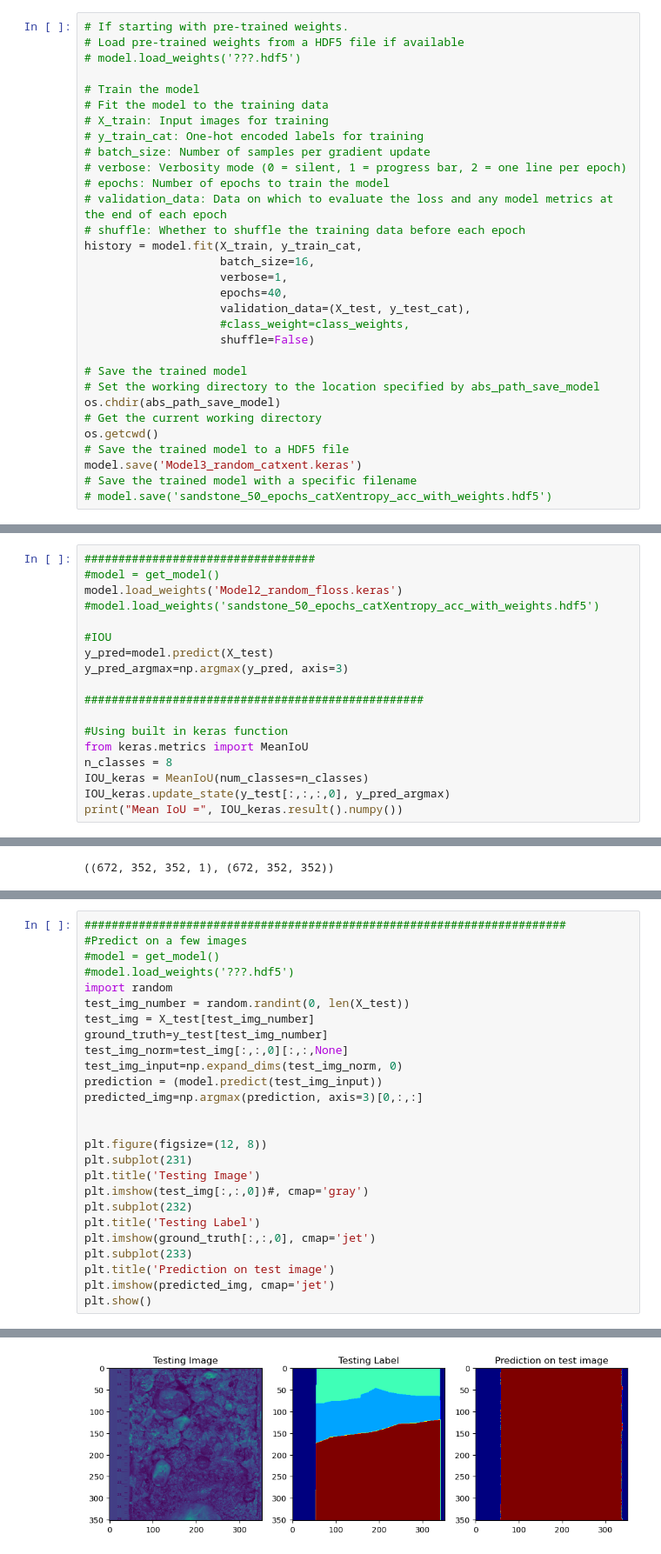
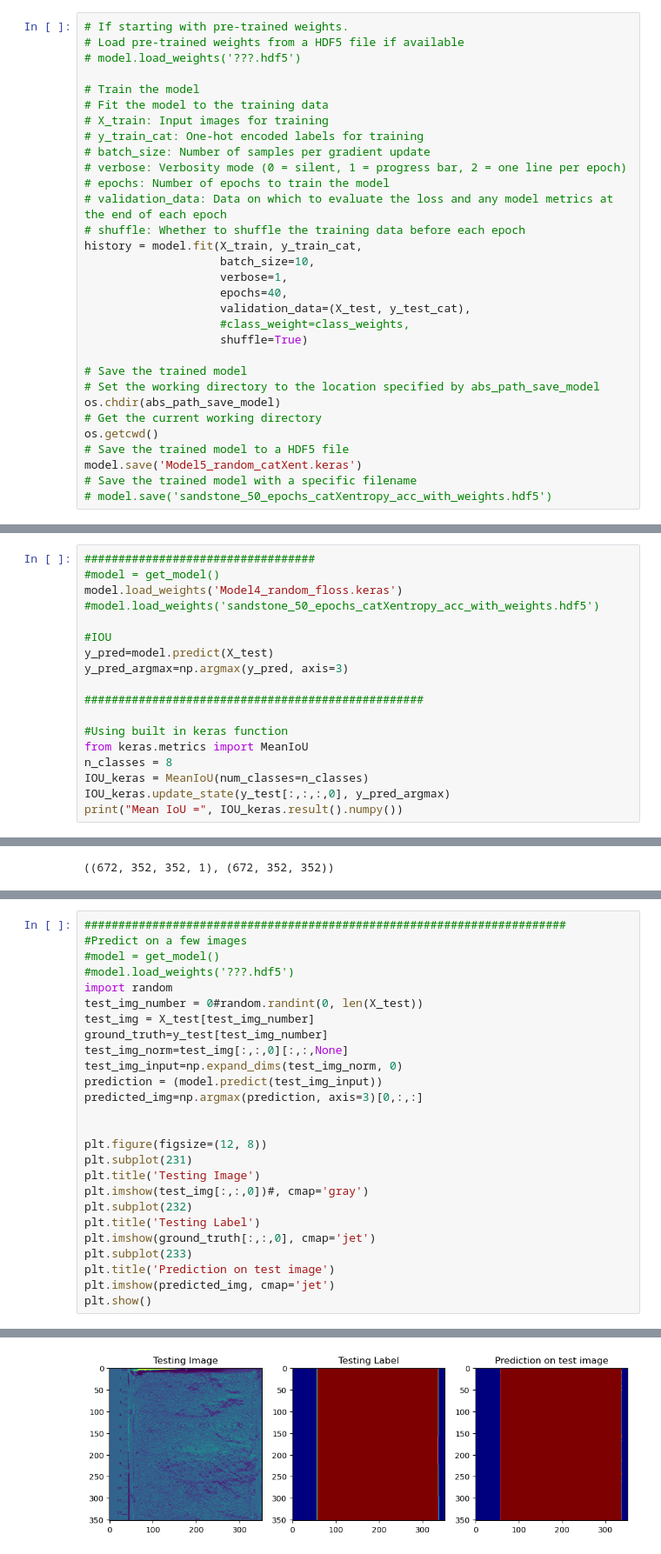
Before and after one commit to pbecerrav/ADS_course, a Jupyter notebook: Module6/project/M6_code/module_6_model_script.ipynb, the cells around one changed output, grey strips where cells are left out. Shown: that part at 87% size. Cells and saved outputs as stored; diff of their text form.

Commit message:
M6 Project Code. Model runs 4 & 5

```diff
--- a/Module6/project/M6_code/module_6_model_script.ipynb
+++ b/Module6/project/M6_code/module_6_model_script.ipynb
@@ -482,12 +480,12 @@ X_test.shape, y_test_cat.shape
 # validation_data: Data on which to evaluate the loss and any model metrics at the end of each epoch
 # shuffle: Whether to shuffle the training data before each epoch
 history = model.fit(X_train, y_train_cat,
-                    batch_size=16,
+                    batch_size=10,
                     verbose=1,
                     epochs=40,
                     validation_data=(X_test, y_test_cat),
                     #class_weight=class_weights,
-                    shuffle=False)
+                    shuffle=True)
 
 # Save the trained model
 # Set the working directory to the location specified by abs_path_save_model
@@ -495,7 +493,7 @@ os.chdir(abs_path_save_model)
 # Get the current working directory
 os.getcwd()
 # Save the trained model to a HDF5 file
-model.save('Model3_random_catxent.keras')
+model.save('Model5_random_catXent.keras')
 # Save the trained model with a specific filename
 # model.save('sandstone_50_epochs_catXentropy_acc_with_weights.hdf5')
 # %% [output]
@@ -559,7 +557,7 @@ Accuracy is =  42.43846237659454 %
 # %%
 ##################################
 #model = get_model()
-model.load_weights('Model2_random_floss.keras')
+model.load_weights('Model4_random_floss.keras')
 #model.load_weights('sandstone_50_epochs_catXentropy_acc_with_weights.hdf5')
 
 #IOU
@@ -632,7 +630,7 @@ plt.imshow(train_masks[120,:,:], cmap='gray')
 #model = get_model()
 #model.load_weights('???.hdf5')
 import random
-test_img_number = random.randint(0, len(X_test))
+test_img_number = 0#random.randint(0, len(X_test))
 test_img = X_test[test_img_number]
 ground_truth=y_test[test_img_number]
 test_img_norm=test_img[:,:,0][:,:,None]
@@ -657,4 +655,4 @@ plt.show()
-[figure, old version]
+[figure, new version]
 # %% [markdown]
 #####################################################################
 
```
Also changed, not shown: parts of 11 cells of this notebook, 2 other files.
